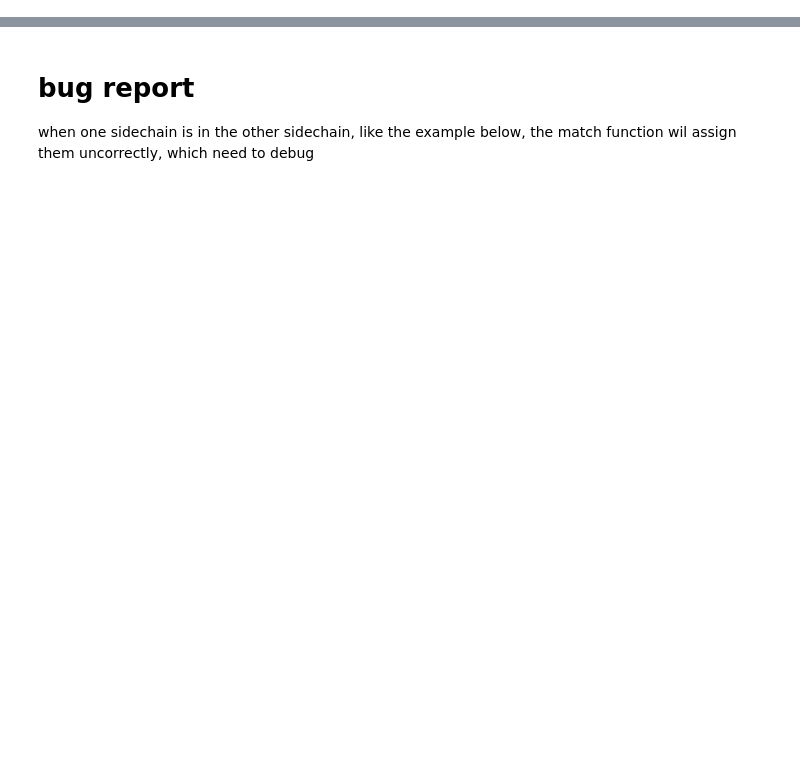
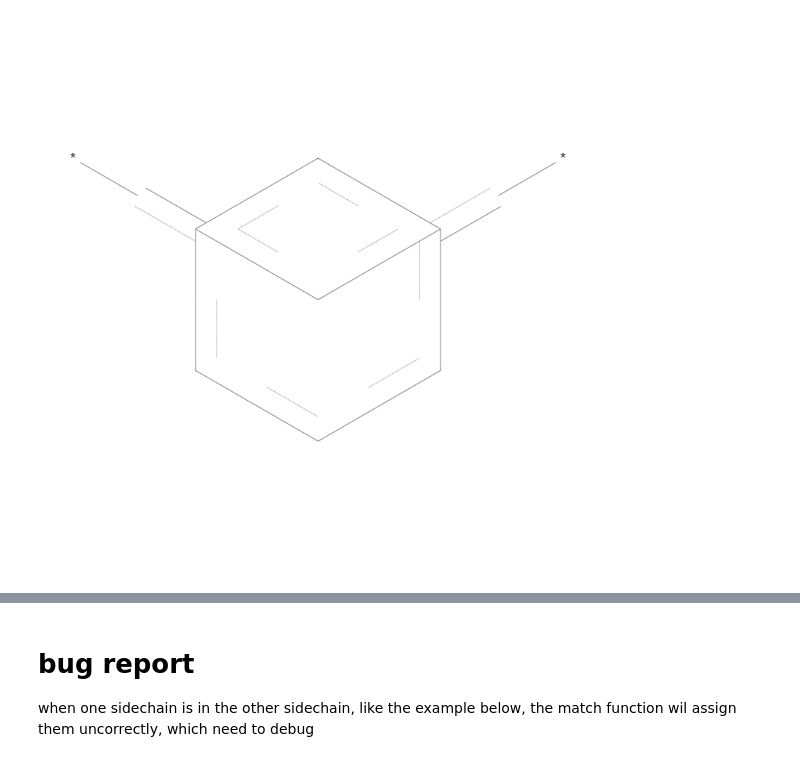
Before and after one commit to jgxs/bridge_ring_dataset, a Jupyter notebook: Bridged_ring/PDB_rings/PHE2BCH_pairs/scripts/phe2bch.ipynb, the cells around one changed output, grey strips where cells are left out. Drawn from its saved outputs; the diff is of its cells as text; code cells hidden in the pictures; blank space fills up the shorter version.

```diff
--- a/Bridged_ring/PDB_rings/PHE2BCH_pairs/scripts/phe2bch.ipynb
+++ b/Bridged_ring/PDB_rings/PHE2BCH_pairs/scripts/phe2bch.ipynb
@@ -103,0 +153,5 @@ drawit(Phe2BCH.sin_work(f"{lig}_{pro}",ligands_smi))
+# %%
+re_pat = Chem.MolFromSmarts("*C12CCCC(*)(C2)C1")
+re_pat
+# %% [output]
+[figure, added]
```
Also changed, not shown: parts of 44 cells of this notebook, 5 other files.
